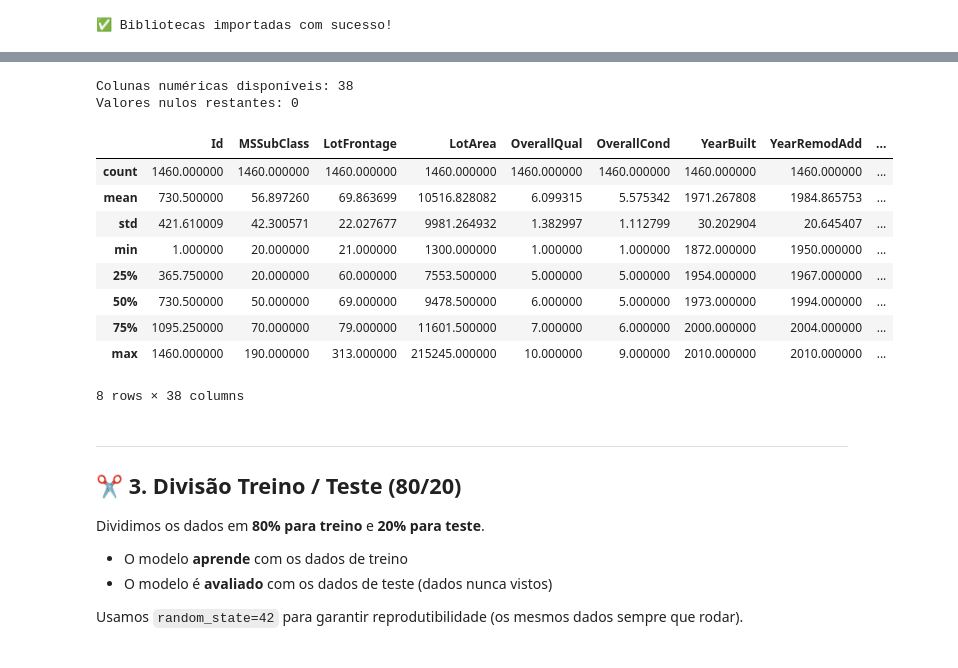
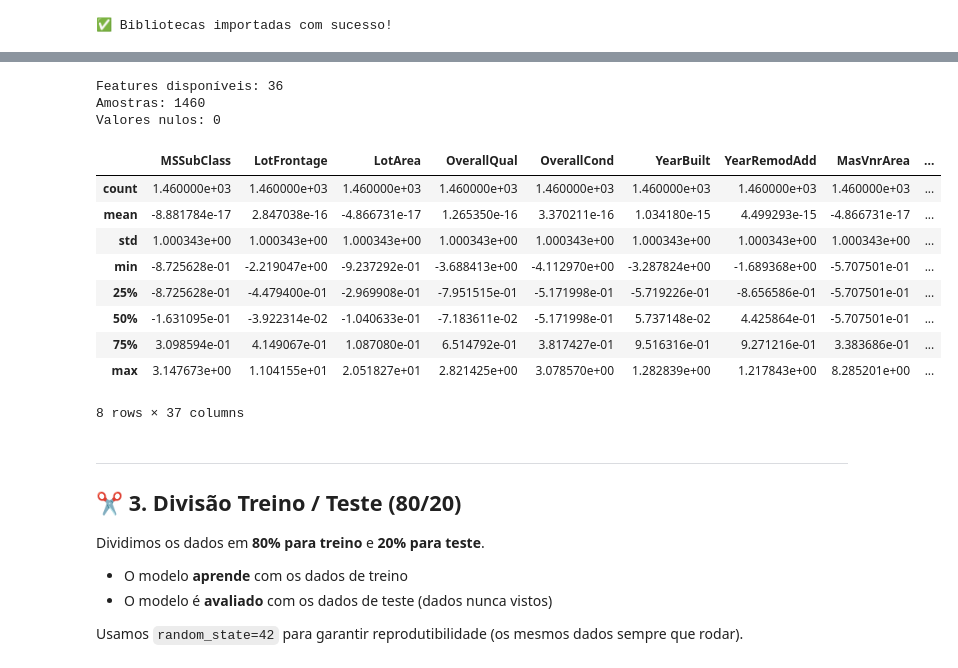
Before and after one commit to luisflipefv/analise-de-dados-c3, a Jupyter notebook: notebooks/02_regressao.ipynb, the cells around one changed output, grey strips where cells are left out. Cells and saved outputs as stored; diff of their text form; code cells hidden in the pictures.

```diff
--- a/notebooks/02_regressao.ipynb
+++ b/notebooks/02_regressao.ipynb
@@ -66,0 +46,23 @@ Selecionamos apenas as colunas numéricas do dataset e preenchemos os valores au
+# %%
+# Carrega o dataset processado (gerado pelo notebook 01)
+df_full = pd.read_csv(r'..\data\train_processed.csv')
+
+# Seleciona apenas as colunas numericas originais (sem dummies OHE)
+# As features ja estao normalizadas e sem valores nulos
+NUMERIC_COLS = [
+    'MSSubClass', 'LotFrontage', 'LotArea', 'OverallQual', 'OverallCond',
+    'YearBuilt', 'YearRemodAdd', 'MasVnrArea', 'BsmtFinSF1', 'BsmtFinSF2',
+    'BsmtUnfSF', 'TotalBsmtSF', '1stFlrSF', '2ndFlrSF', 'LowQualFinSF',
+    'GrLivArea', 'BsmtFullBath', 'BsmtHalfBath', 'FullBath', 'HalfBath',
+    'BedroomAbvGr', 'KitchenAbvGr', 'TotRmsAbvGrd', 'Fireplaces',
+    'GarageYrBlt', 'GarageCars', 'GarageArea', 'WoodDeckSF', 'OpenPorchSF',
+    'EnclosedPorch', '3SsnPorch', 'ScreenPorch', 'PoolArea', 'MiscVal',
+    'MoSold', 'YrSold', 'SalePrice'
+]
+
+df_num = df_full[NUMERIC_COLS].copy()
+
+print(f'Shape do dataset: {df_num.shape}')
+print(f'Valores nulos: {df_num.isnull().sum().sum()}')
+print(f'\nPrimeiras linhas:')
+df_num.head()
@@ -67,26 +89,23 @@ Selecionamos apenas as colunas numéricas do dataset e preenchemos os valores au
 # %%
-# Seleciona apenas colunas numéricas
-df_num = df.select_dtypes(include=[np.number]).copy()
-
-# Preenche valores nulos com a mediana
-df_num = df_num.fillna(df_num.median())
-
-print(f'Colunas numéricas disponíveis: {df_num.shape[1]}')
-print(f'Valores nulos restantes: {df_num.isnull().sum().sum()}')
+# Confirmacao: dataset pronto para modelagem
+print(f'Features disponíveis: {df_num.shape[1] - 1}')
+print(f'Amostras: {df_num.shape[0]}')
+print(f'Valores nulos: {df_num.isnull().sum().sum()}')
 df_num.describe()
 # %% [output]
-Colunas numéricas disponíveis: 38
-Valores nulos restantes: 0
+Features disponíveis: 36
+Amostras: 1460
+Valores nulos: 0
-|  | Id | MSSubClass | LotFrontage | LotArea | OverallQual | OverallCond | YearBuilt | YearRemodAdd | ... |
-| count | 1460.000000 | 1460.000000 | 1460.000000 | 1460.000000 | 1460.000000 | 1460.000000 | 1460.000000 | 1460.000000 | ... |
-| mean | 730.500000 | 56.897260 | 69.863699 | 10516.828082 | 6.099315 | 5.575342 | 1971.267808 | 1984.865753 | ... |
-| std | 421.610009 | 42.300571 | 22.027677 | 9981.264932 | 1.382997 | 1.112799 | 30.202904 | 20.645407 | ... |
-| min | 1.000000 | 20.000000 | 21.000000 | 1300.000000 | 1.000000 | 1.000000 | 1872.000000 | 1950.000000 | ... |
-| 25% | 365.750000 | 20.000000 | 60.000000 | 7553.500000 | 5.000000 | 5.000000 | 1954.000000 | 1967.000000 | ... |
-| 50% | 730.500000 | 50.000000 | 69.000000 | 9478.500000 | 6.000000 | 5.000000 | 1973.000000 | 1994.000000 | ... |
-| 75% | 1095.250000 | 70.000000 | 79.000000 | 11601.500000 | 7.000000 | 6.000000 | 2000.000000 | 2004.000000 | ... |
-| max | 1460.000000 | 190.000000 | 313.000000 | 215245.000000 | 10.000000 | 9.000000 | 2010.000000 | 2010.000000 | ... |
+|  | MSSubClass | LotFrontage | LotArea | OverallQual | OverallCond | YearBuilt | YearRemodAdd | MasVnrArea | ... |
+| count | 1.460000e+03 | 1.460000e+03 | 1.460000e+03 | 1.460000e+03 | 1.460000e+03 | 1.460000e+03 | 1.460000e+03 | 1.460000e+03 | ... |
+| mean | -8.881784e-17 | 2.847038e-16 | -4.866731e-17 | 1.265350e-16 | 3.370211e-16 | 1.034180e-15 | 4.499293e-15 | -4.866731e-17 | ... |
+| std | 1.000343e+00 | 1.000343e+00 | 1.000343e+00 | 1.000343e+00 | 1.000343e+00 | 1.000343e+00 | 1.000343e+00 | 1.000343e+00 | ... |
+| min | -8.725628e-01 | -2.219047e+00 | -9.237292e-01 | -3.688413e+00 | -4.112970e+00 | -3.287824e+00 | -1.689368e+00 | -5.707501e-01 | ... |
+| 25% | -8.725628e-01 | -4.479400e-01 | -2.969908e-01 | -7.951515e-01 | -5.171998e-01 | -5.719226e-01 | -8.656586e-01 | -5.707501e-01 | ... |
+| 50% | -1.631095e-01 | -3.922314e-02 | -1.040633e-01 | -7.183611e-02 | -5.171998e-01 | 5.737148e-02 | 4.425864e-01 | -5.707501e-01 | ... |
+| 75% | 3.098594e-01 | 4.149067e-01 | 1.087080e-01 | 6.514792e-01 | 3.817427e-01 | 9.516316e-01 | 9.271216e-01 | 3.383686e-01 | ... |
+| max | 3.147673e+00 | 1.104155e+01 | 2.051827e+01 | 2.821425e+00 | 3.078570e+00 | 1.282839e+00 | 1.217843e+00 | 8.285201e+00 | ... |
-8 rows × 38 columns
+8 rows × 37 columns
 # %% [markdown]
 ---
 ## ✂️ 3. Divisão Treino / Teste (80/20)
```
Also changed, not shown: parts of 9 cells of this notebook.
